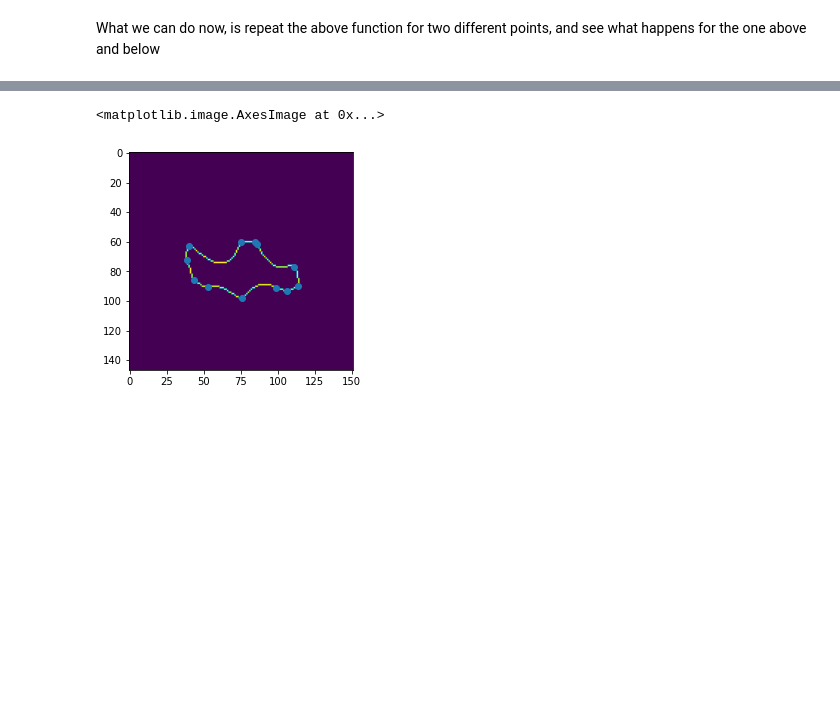
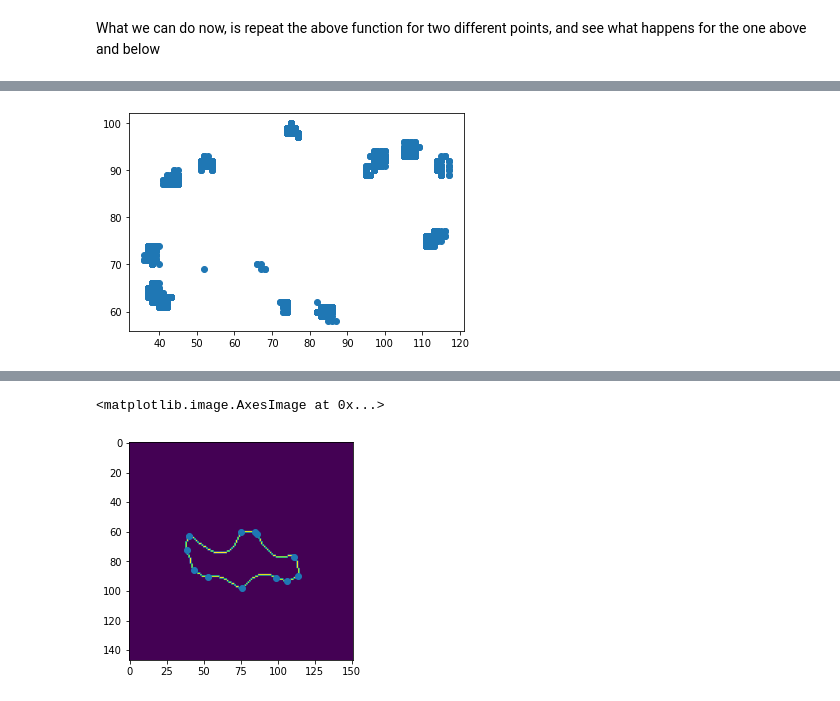
Before and after one commit to BiratalWagle/CellTensionFinal, a Jupyter notebook: Cellpose_Displacement_New.ipynb, the cells around one changed output, grey strips where cells are left out. Saved outputs shown, nothing was run; the diff lists cells and outputs as text; code cells hidden in the pictures; blank space fills up the shorter version.

```diff
--- a/Cellpose_Displacement_New.ipynb
+++ b/Cellpose_Displacement_New.ipynb
@@ -146,7 +80,0 @@ dat["labels"] = clusts
-# %%
-fig = plt.figure()
-ax = fig.add_subplot(111)
-df = dat
-
-scatter = ax.scatter(dat[0], dat[1],
-                     c=clusts,s=22, cmap='hot')
@@ -196,0 +155,27 @@ for k in range(len(M)):
+# %%
+import pandas as pd
+import matplotlib.pyplot as plt
+import numpy
+from sklearn.cluster import KMeans
+
+import pandas as pd
+x = []
+kmeans = KMeans(n_clusters=11, random_state=42)
+a = []
+for i in range(len(mainVertexList)):
+    X = mainVertexList[i]
+    clusts = kmeans.fit_predict(X)
+    df = pd.DataFrame(X)
+    df["labels"] = clusts
+    df["frame"] = i
+    x.append(df)
+# %%
+# I need to relabel the clusters so that it looks nice enough hahahaha
+allx = pd.concat(x)
+plt.scatter(allx[1], allx[0])
+C = list(zip(allx[1], allx[0]))
+clusts = kmeans.fit_predict(C)
+
+# df = pd.DataFrame(X)
+# %% [output]
+[figure, added]
```
Also changed, not shown: parts of 32 cells of this notebook, 1 other file.
